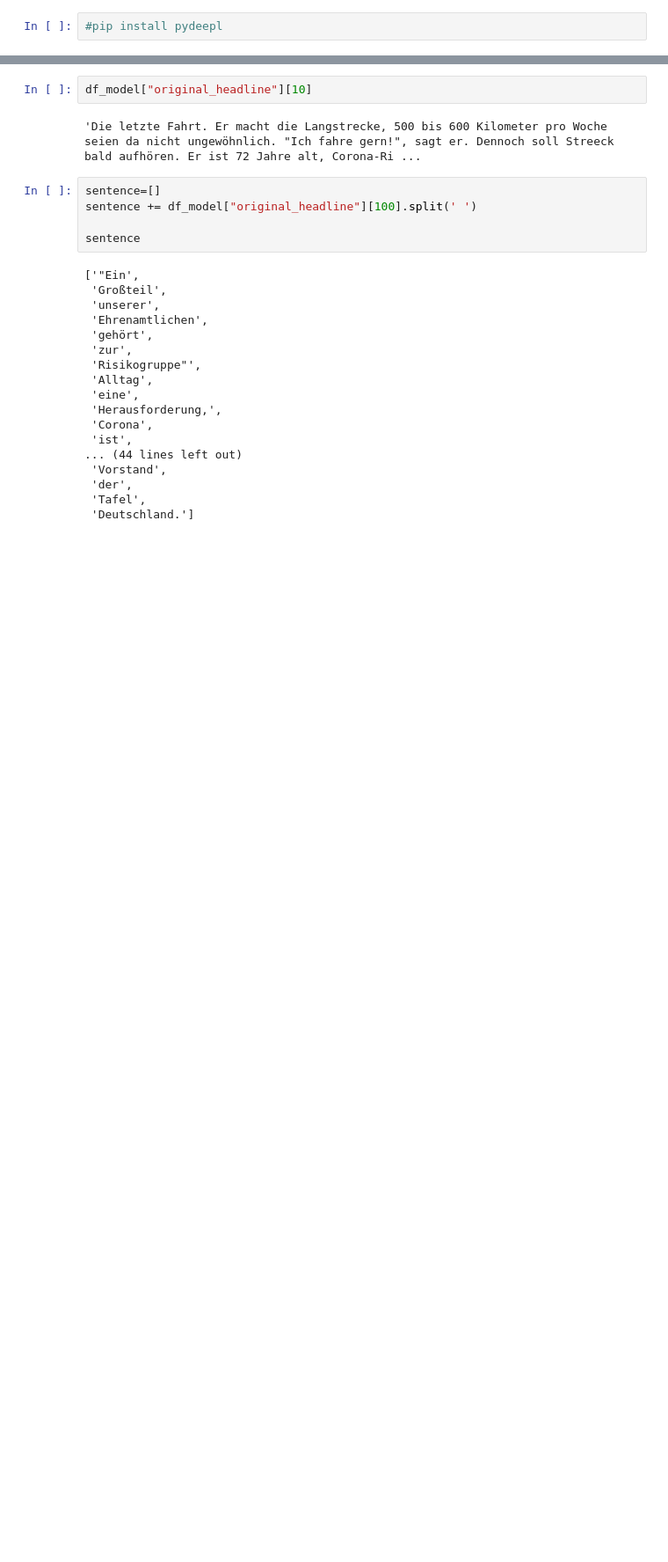
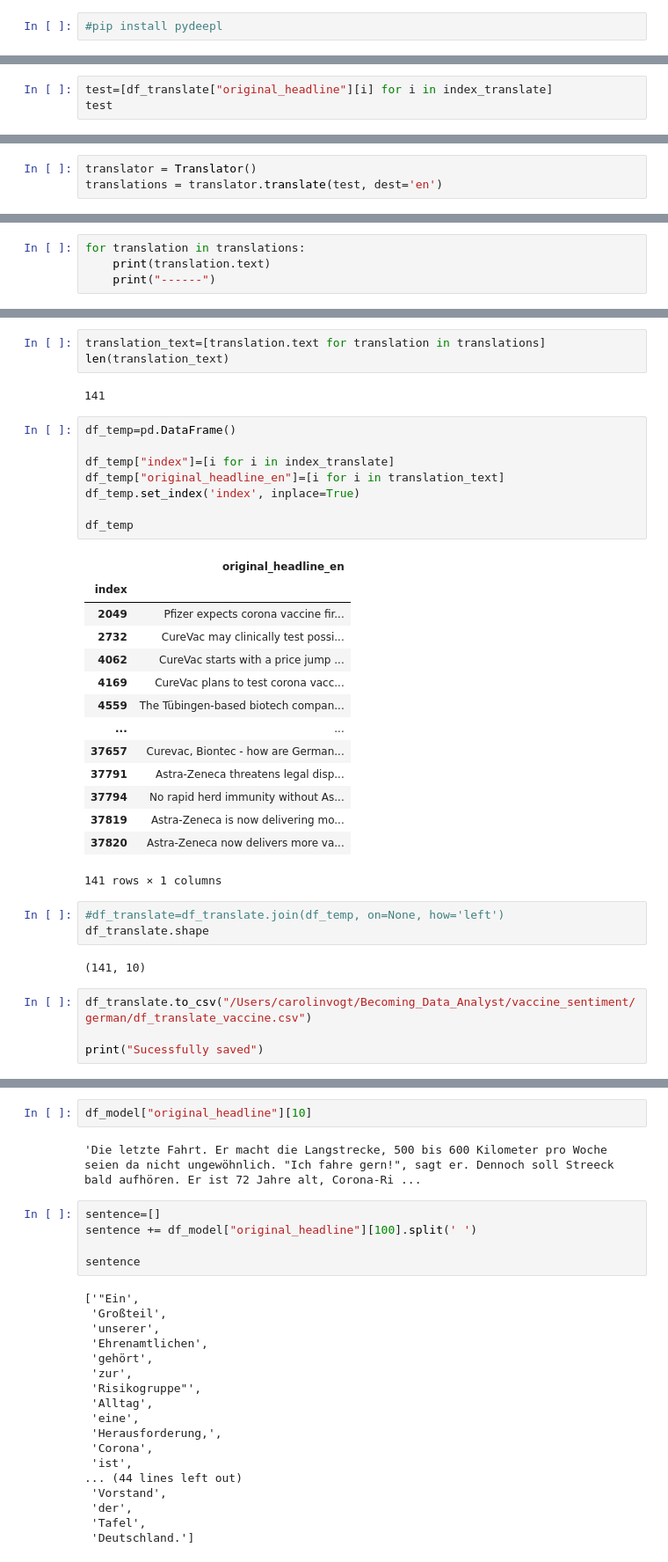
Before and after one commit to jw15667/vaccine_sentiment, a Jupyter notebook: german/Modeling_german.ipynb, the cells around one changed output, grey strips where cells are left out. Shown: that part at 88% size. Saved outputs shown, nothing was run; the diff lists cells and outputs as text; blank space fills up the shorter version.

Commit message:
Translation & first Twitter API

```diff
--- a/german/Modeling_german.ipynb
+++ b/german/Modeling_german.ipynb
@@ -343,0 +375,3 @@ import pydeepl
+# %%
+test=[df_translate["original_headline"][i] for i in index_translate]
+test
@@ -343,0 +398,3 @@ import pydeepl
+# %%
+translator = Translator()
+translations = translator.translate(test, dest='en')
@@ -343,0 +405,4 @@ import pydeepl
+# %%
+for translation in translations:
+    print(translation.text)
+    print("------")
@@ -343,0 +427,37 @@ import pydeepl
+# %%
+translation_text=[translation.text for translation in translations]
+len(translation_text)
+# %% [output]
+141
+# %%
+df_temp=pd.DataFrame()
+
+df_temp["index"]=[i for i in index_translate]
+df_temp["original_headline_en"]=[i for i in translation_text]
+df_temp.set_index('index', inplace=True)
+
+df_temp
+# %% [output]
+|  | original_headline_en |
+| index |  |
+| 2049 | Pfizer expects corona vaccine fir... |
+| 2732 | CureVac may clinically test possi... |
+| 4062 | CureVac starts with a price jump ... |
+| 4169 | CureVac plans to test corona vacc... |
+| 4559 | The Tübingen-based biotech compan... |
+| ... | ... |
+| 37657 | Curevac, Biontec - how are German... |
+| 37791 | Astra-Zeneca threatens legal disp... |
+| 37794 | No rapid herd immunity without As... |
+| 37819 | Astra-Zeneca is now delivering mo... |
+| 37820 | Astra-Zeneca now delivers more va... |
+141 rows × 1 columns
+# %%
+#df_translate=df_translate.join(df_temp, on=None, how='left')
+df_translate.shape
+# %% [output]
+(141, 10)
+# %%
+df_translate.to_csv("/Users/carolinvogt/Becoming_Data_Analyst/vaccine_sentiment/german/df_translate_vaccine.csv")
+
+print("Sucessfully saved")
```
Also changed, not shown: parts of 23 cells of this notebook, 1 other file.
